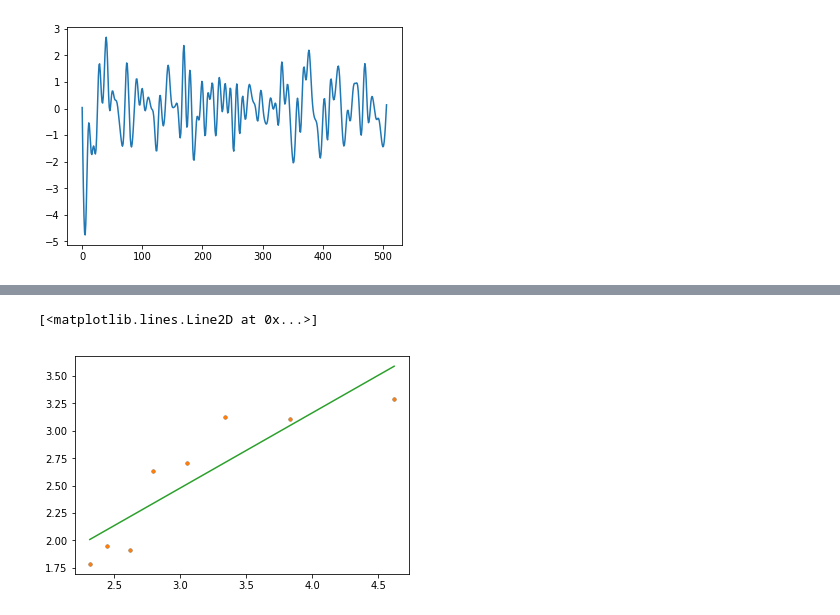
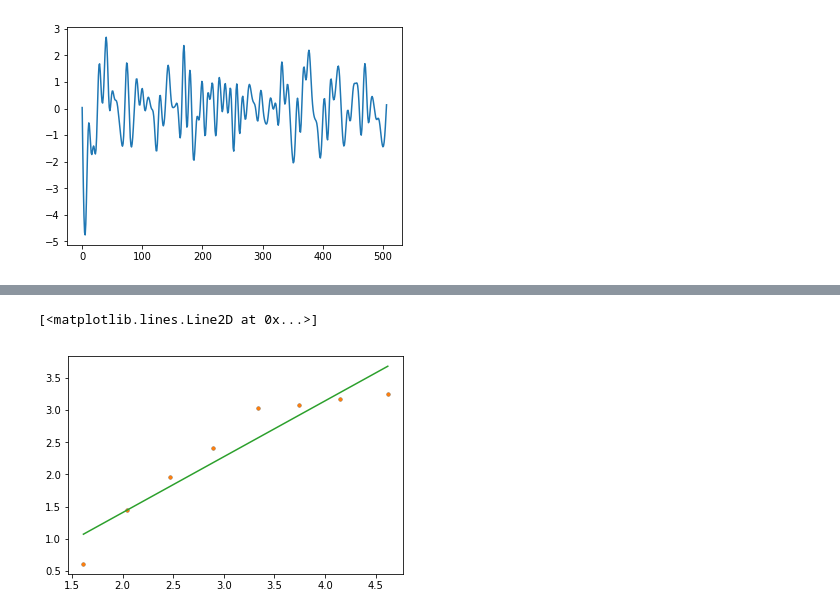
Before and after one commit to mMPI-MRI/scratch_in_progress, a Jupyter notebook: 2017_11_CalcHurst_per_vox.ipynb, the cells around one changed output, grey strips where cells are left out. Saved outputs shown, nothing was run; the diff lists cells and outputs as text; code cells hidden in the pictures.

```diff
--- a/2017_11_CalcHurst_per_vox.ipynb
+++ b/2017_11_CalcHurst_per_vox.ipynb
@@ -157,16 +173,24 @@ data_masked_cumsum = np.cumsum(data_masked,axis=1) #cumsum over time
 #window this shit
 t_pts = data_masked_cumsum.shape[1]
 #reverse, so we go from smaller num samples up
-window_nums = np.round(np.linspace(np.floor(t_pts/(t_pts/5)).astype(int),np.floor(t_pts/10).astype(int),num=10))[::-1]
+
+window_num = 8
+#per window (appx):
+min_samples = 5
+max_samples = np.round(t_pts/5.0) #gives us 5 as the lowest number of bins
+#window_nums = np.round(np.linspace(np.floor(t_pts/(t_pts/5)).astype(int),np.floor(t_pts/10).astype(int),num=10))[::-1]
+window_nums = np.round(np.geomspace(min_samples,max_samples,num=window_num)).astype(int)[::-1]
+
 #window_nums = np.array([5,10,20,30])
 print("Number of windows per iteration:")
 print(window_nums)
+print("\nNumber of data points in each window per iteration (appx):")
 print(float(t_pts)/window_nums.astype(float))
 N_var_mat = np.zeros((data_masked_cumsum.shape[0],len(window_nums)))
 
 for win_idx,window_num in enumerate(window_nums):
-    st=time.time()
-    wins=np.array_split(data_masked_cumsum,window_num,axis=1)
+    st = time.time()
+    wins = np.array_split(data_masked_cumsum,window_num,axis=1)
     var = np.zeros((data_masked_cumsum.shape[0],len(wins)))
     for idx,win in enumerate(wins):
         #calc variance for detrended window data
@@ -279,11 +295,11 @@ array([ 0.4979741 ,  0.35045506,  0.33306693,  0.29552879,  0.40453744,
 # %%
-data_idx = 1
+data_idx = 5
 plt.plot(np.log(float(t_pts)/window_nums.astype(float)),np.log(N_var_mat[data_idx,:]),'.')
 #plt.plot((t_pts/window_nums),(N_var_mat[0,:]),'-o')
 
 plt.plot(np.log(x),y[:,data_idx],'.')
 c,m = x_[:,data_idx]
 plt.plot(np.log(x),np.log(x)*m+c)
 # %% [output]
 [<matplotlib.lines.Line2D at 0x...>]
-[figure, old version]
+[figure, new version]
```
Also changed, not shown: parts of 13 cells of this notebook.
